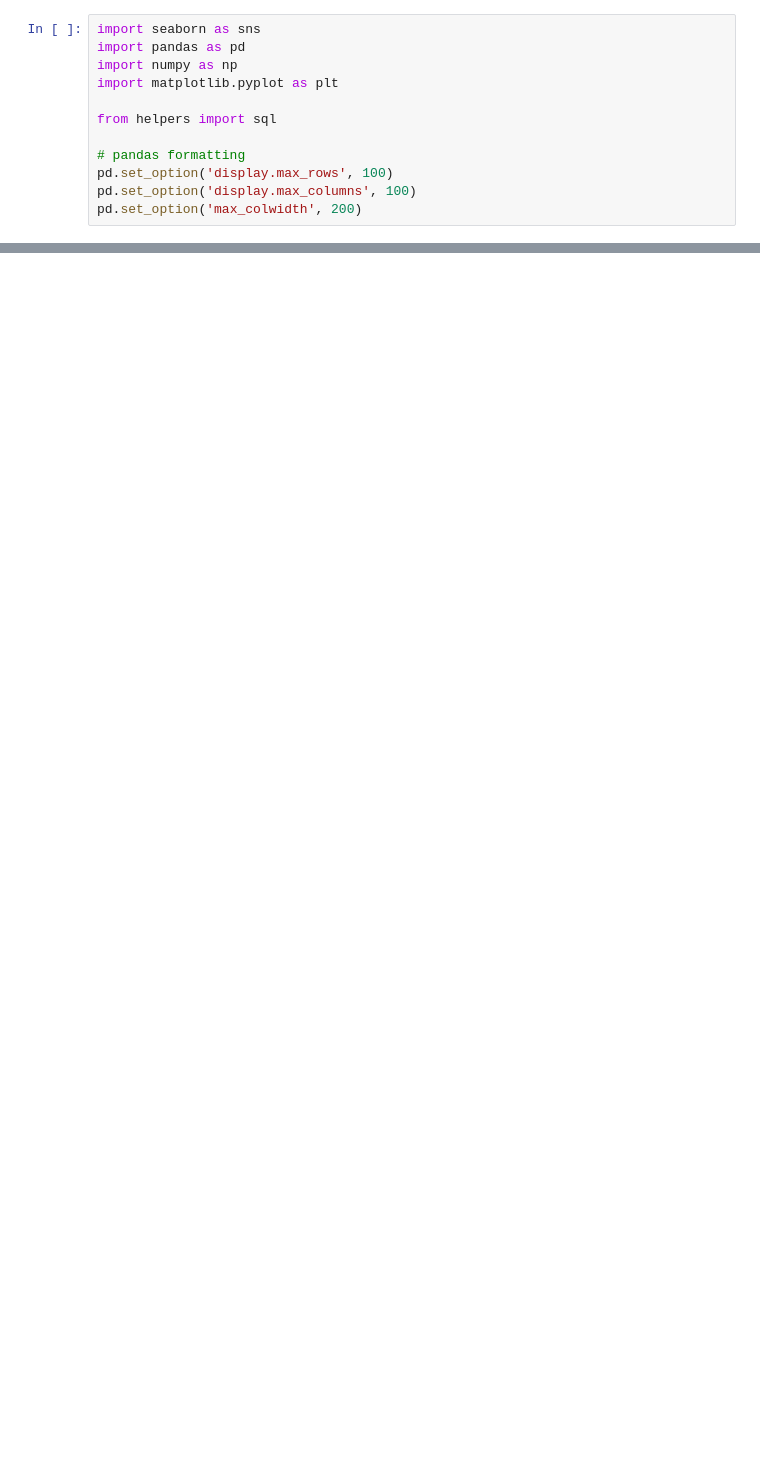
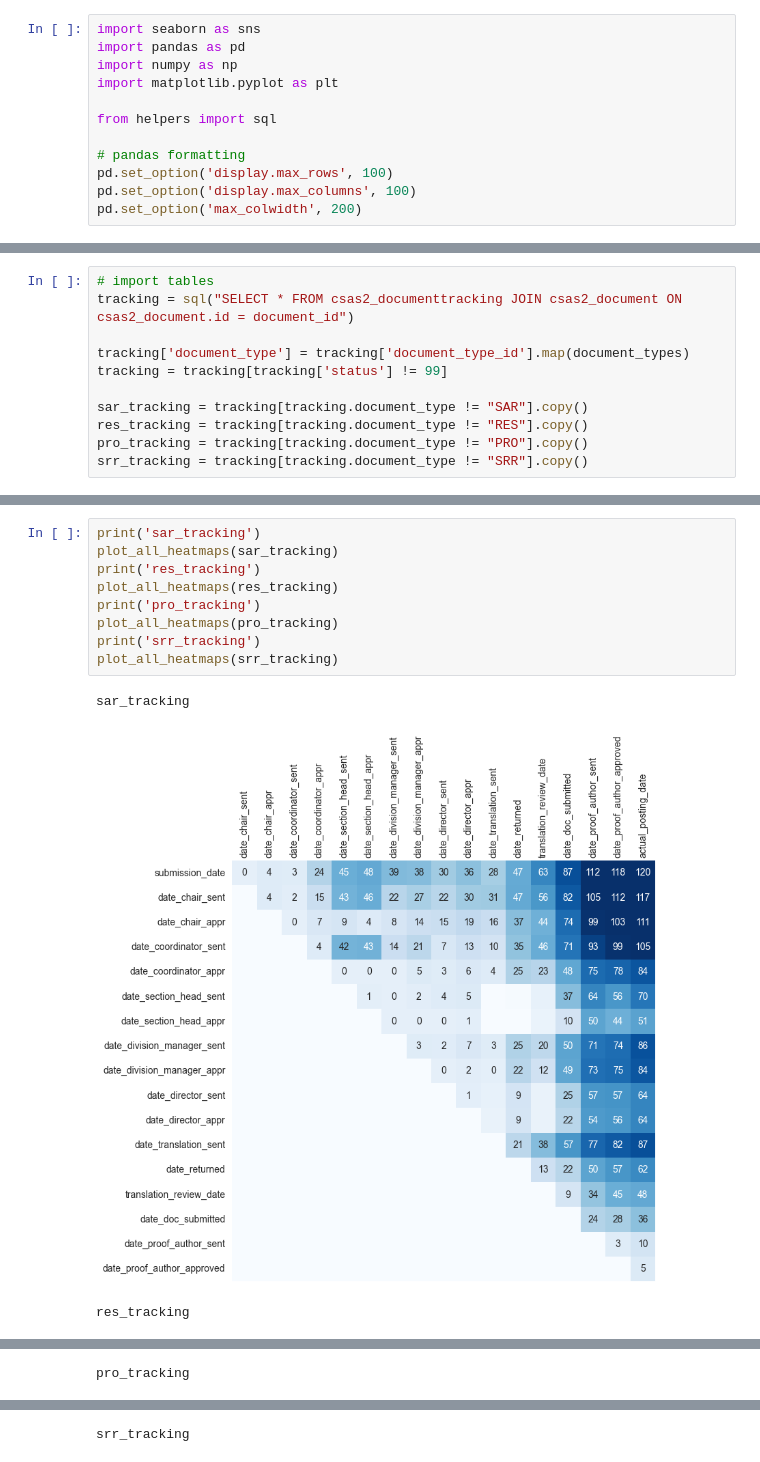
Before and after one commit to KevinCarr42/CSAS-Exploratory-Data-Analysis, a Jupyter notebook: CSAS_documenttracking.ipynb, the cells around one changed output, grey strips where cells are left out. Drawn from its saved outputs; the diff is of its cells as text; blank space fills up the shorter version.

```diff
--- a/CSAS_documenttracking.ipynb
+++ b/CSAS_documenttracking.ipynb
@@ -58,3 +74,14 @@ translation_status_columns = [
+# %%
+# import tables
+tracking = sql("SELECT * FROM csas2_documenttracking JOIN csas2_document ON csas2_document.id = document_id")
+
+tracking['document_type'] = tracking['document_type_id'].map(document_types)
+tracking = tracking[tracking['status'] != 99]
+
+sar_tracking = tracking[tracking.document_type != "SAR"].copy()
+res_tracking = tracking[tracking.document_type != "RES"].copy()
+pro_tracking = tracking[tracking.document_type != "PRO"].copy()
+srr_tracking = tracking[tracking.document_type != "SRR"].copy()
 # %%
 def time_matrix(dataframe, col_lst, all_stats=False, quantile=0.5):
     df_temp = dataframe[col_lst].apply(pd.to_datetime, errors='coerce')
@@ -189,0 +145,13 @@ plot_heatmap(tracking, submission_steps, figsize=(2,1.5), quantile=0.95)
+# %%
+print('sar_tracking')
+plot_all_heatmaps(sar_tracking)
+print('res_tracking')
+plot_all_heatmaps(res_tracking)
+print('pro_tracking')
+plot_all_heatmaps(pro_tracking)
+print('srr_tracking')
+plot_all_heatmaps(srr_tracking)
+# %% [output]
+sar_tracking
+[figure, added]
+res_tracking
@@ -189,0 +159 @@ plot_heatmap(tracking, submission_steps, figsize=(2,1.5), quantile=0.95)
+pro_tracking
@@ -189,0 +161 @@ plot_heatmap(tracking, submission_steps, figsize=(2,1.5), quantile=0.95)
+srr_tracking
```
Also changed, not shown: parts of 16 cells of this notebook.
